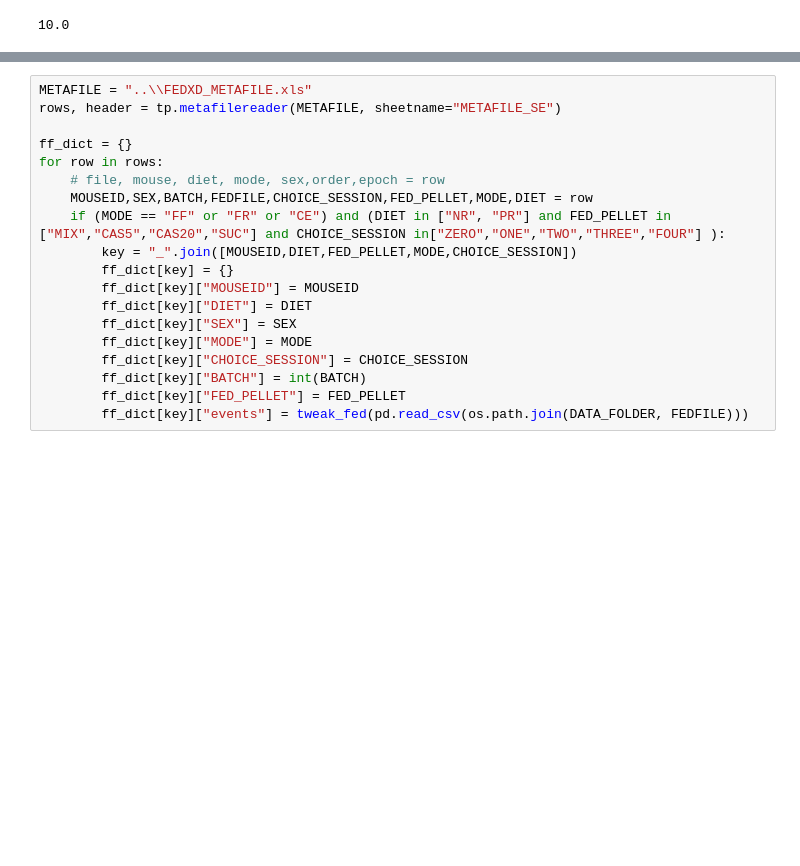
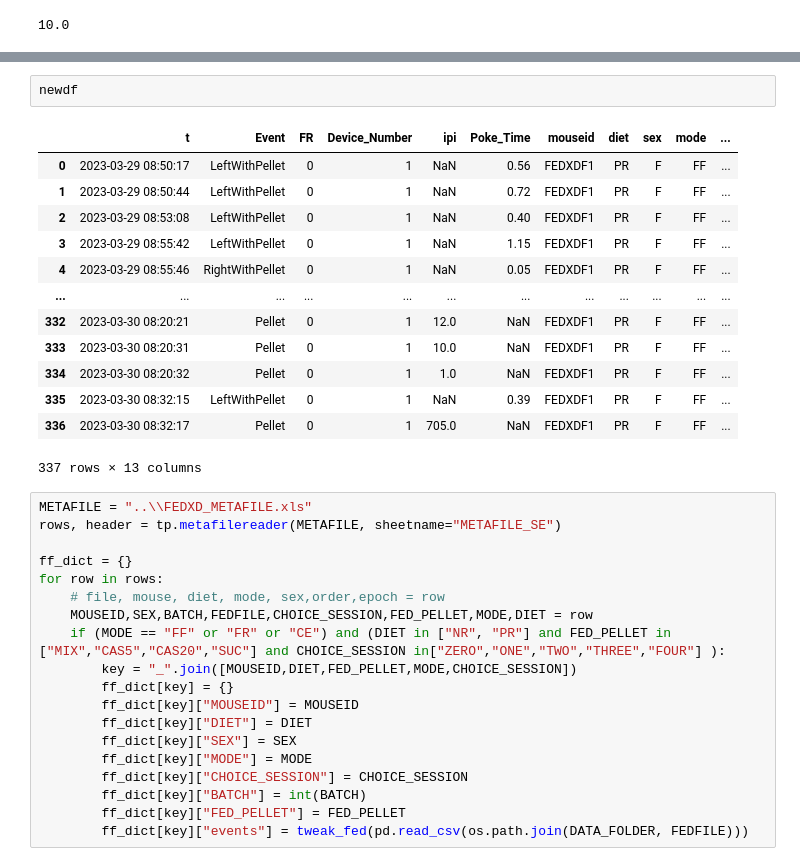
Before and after one commit to Htbibalan/FEDPROFERENCE, a Jupyter notebook: notebooks/FEDXD_READ_DATA_with_sync.ipynb, the cells around one changed output, grey strips where cells are left out. Cells and saved outputs as stored; diff of their text form; blank space fills up the shorter version.

```diff
--- a/notebooks/FEDXD_READ_DATA_with_sync.ipynb
+++ b/notebooks/FEDXD_READ_DATA_with_sync.ipynb
@@ -123,3 +166,19 @@ offset.total_seconds()
+# %%
+newdf
+# %% [output]
+|  | t | Event | FR | Device_Number | ipi | Poke_Time | mouseid | diet | sex | mode | ... |
+| 0 | 2023-03-29 08:50:17 | LeftWithPellet | 0 | 1 | NaN | 0.56 | FEDXDF1 | PR | F | FF | ... |
+| 1 | 2023-03-29 08:50:44 | LeftWithPellet | 0 | 1 | NaN | 0.72 | FEDXDF1 | PR | F | FF | ... |
+| 2 | 2023-03-29 08:53:08 | LeftWithPellet | 0 | 1 | NaN | 0.40 | FEDXDF1 | PR | F | FF | ... |
+| 3 | 2023-03-29 08:55:42 | LeftWithPellet | 0 | 1 | NaN | 1.15 | FEDXDF1 | PR | F | FF | ... |
+| 4 | 2023-03-29 08:55:46 | RightWithPellet | 0 | 1 | NaN | 0.05 | FEDXDF1 | PR | F | FF | ... |
+| ... | ... | ... | ... | ... | ... | ... | ... | ... | ... | ... | ... |
+| 332 | 2023-03-30 08:20:21 | Pellet | 0 | 1 | 12.0 | NaN | FEDXDF1 | PR | F | FF | ... |
+| 333 | 2023-03-30 08:20:31 | Pellet | 0 | 1 | 10.0 | NaN | FEDXDF1 | PR | F | FF | ... |
+| 334 | 2023-03-30 08:20:32 | Pellet | 0 | 1 | 1.0 | NaN | FEDXDF1 | PR | F | FF | ... |
+| 335 | 2023-03-30 08:32:15 | LeftWithPellet | 0 | 1 | NaN | 0.39 | FEDXDF1 | PR | F | FF | ... |
+| 336 | 2023-03-30 08:32:17 | Pellet | 0 | 1 | 705.0 | NaN | FEDXDF1 | PR | F | FF | ... |
+337 rows × 13 columns
 # %%
 METAFILE = "..\\FEDXD_METAFILE.xls"
 rows, header = tp.metafilereader(METAFILE, sheetname="METAFILE_SE")
```
Also changed, not shown: parts of 4 cells of this notebook.
